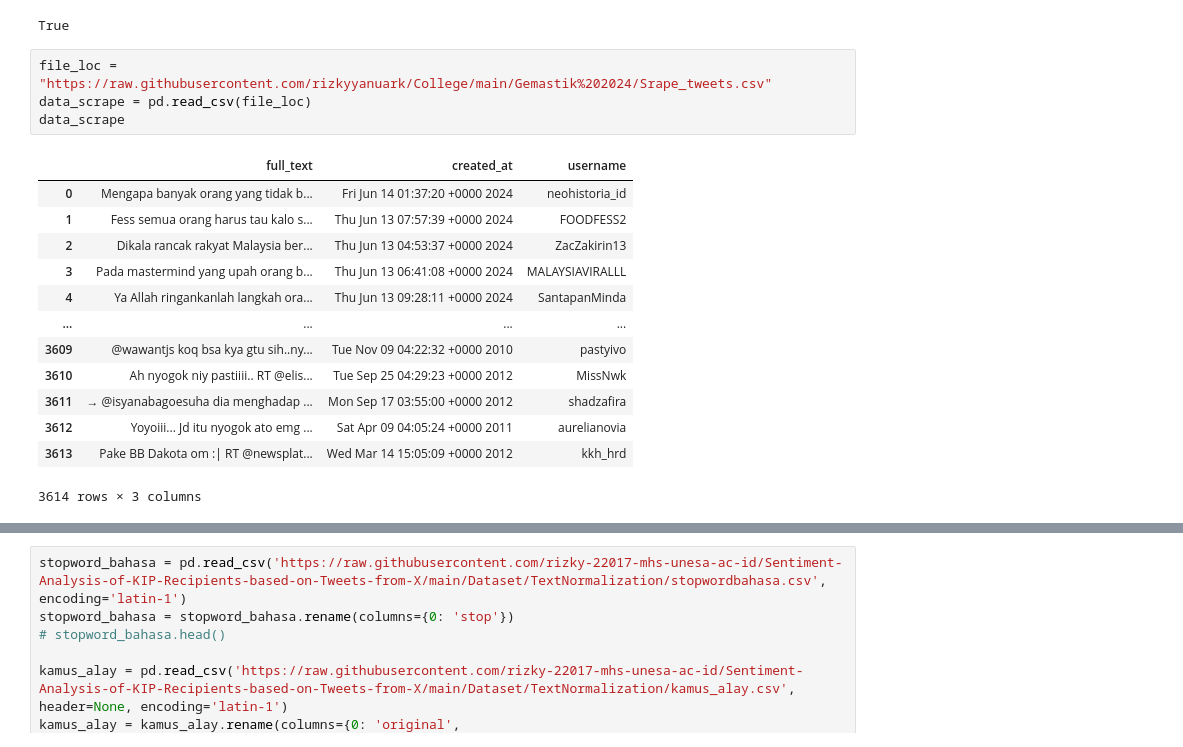
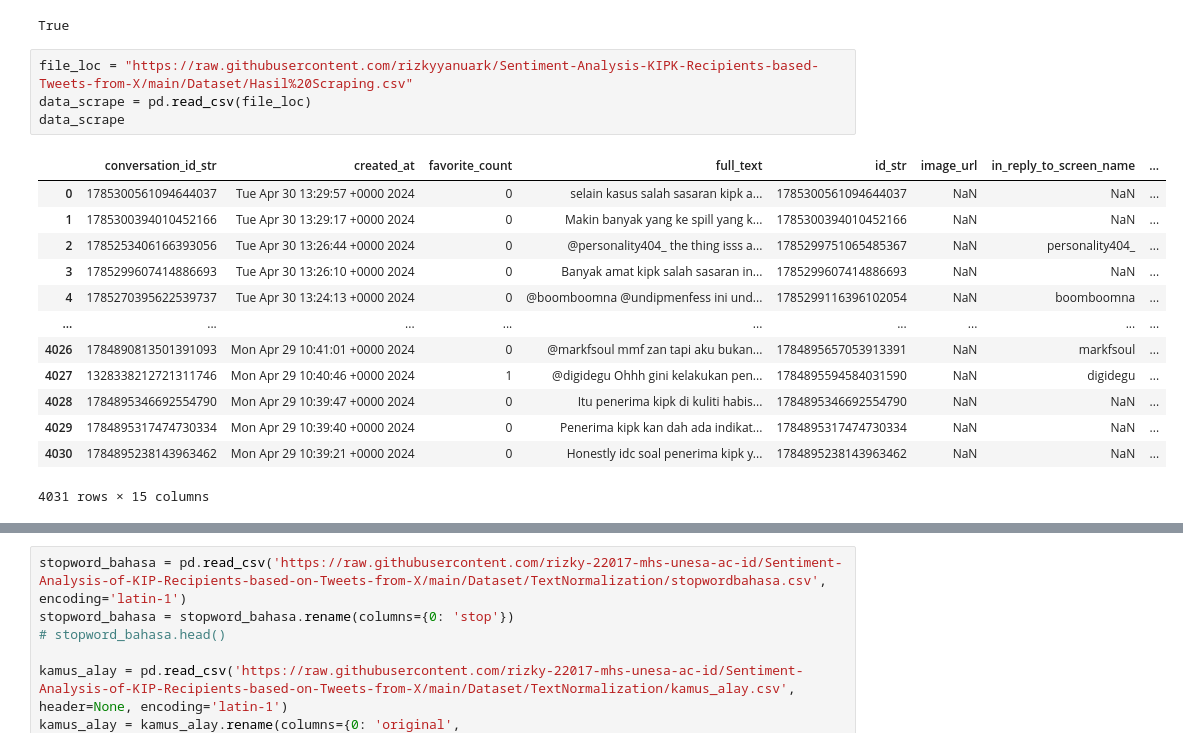
Before and after one commit to rizkyyanuark/Sentiment-Analysis-KIPK-based-Tweets-from-X, a Jupyter notebook: analisis sentimen.ipynb, the cells around one changed output, grey strips where cells are left out. Cells and saved outputs as stored; diff of their text form.

```diff
--- a/analisis sentimen.ipynb
+++ b/analisis sentimen.ipynb
@@ -29,23 +29,23 @@ nltk.download('punkt')
 [nltk_data]   Package punkt is already up-to-date!
 True
 # %%
-file_loc = "https://raw.githubusercontent.com/rizkyyanuark/College/main/Gemastik%202024/Srape_tweets.csv"
+file_loc = "https://raw.githubusercontent.com/rizkyyanuark/Sentiment-Analysis-KIPK-Recipients-based-Tweets-from-X/main/Dataset/Hasil%20Scraping.csv"
 data_scrape = pd.read_csv(file_loc)
 data_scrape
 # %% [output]
-|  | full_text | created_at | username |
-| 0 | Mengapa banyak orang yang tidak b... | Fri Jun 14 01:37:20 +0000 2024 | neohistoria_id |
-| 1 | Fess semua orang harus tau kalo s... | Thu Jun 13 07:57:39 +0000 2024 | FOODFESS2 |
-| 2 | Dikala rancak rakyat Malaysia ber... | Thu Jun 13 04:53:37 +0000 2024 | ZacZakirin13 |
-| 3 | Pada mastermind yang upah orang b... | Thu Jun 13 06:41:08 +0000 2024 | MALAYSIAVIRALLL |
-| 4 | Ya Allah ringankanlah langkah ora... | Thu Jun 13 09:28:11 +0000 2024 | SantapanMinda |
-| ... | ... | ... | ... |
-| 3609 | @wawantjs koq bsa kya gtu sih..ny... | Tue Nov 09 04:22:32 +0000 2010 | pastyivo |
-| 3610 | Ah nyogok niy pastiiii.. RT @elis... | Tue Sep 25 04:29:23 +0000 2012 | MissNwk |
-| 3611 | → @isyanabagoesuha dia menghadap ... | Mon Sep 17 03:55:00 +0000 2012 | shadzafira |
-| 3612 | Yoyoiii... Jd itu nyogok ato emg ... | Sat Apr 09 04:05:24 +0000 2011 | aurelianovia |
-| 3613 | Pake BB Dakota om :| RT @newsplat... | Wed Mar 14 15:05:09 +0000 2012 | kkh_hrd |
+|  | conversation_id_str | created_at | favorite_count | full_text | id_str | image_url | in_reply_to_screen_name | ... |
+| 0 | 1785300561094644037 | Tue Apr 30 13:29:57 +0000 2024 | 0 | selain kasus salah sasaran kipk a... | 1785300561094644037 | NaN | NaN | ... |
+| 1 | 1785300394010452166 | Tue Apr 30 13:29:17 +0000 2024 | 0 | Makin banyak yang ke spill yang k... | 1785300394010452166 | NaN | NaN | ... |
+| 2 | 1785253406166393056 | Tue Apr 30 13:26:44 +0000 2024 | 0 | @personality404_ the thing isss a... | 1785299751065485367 | NaN | personality404_ | ... |
+| 3 | 1785299607414886693 | Tue Apr 30 13:26:10 +0000 2024 | 0 | Banyak amat kipk salah sasaran in... | 1785299607414886693 | NaN | NaN | ... |
+| 4 | 1785270395622539737 | Tue Apr 30 13:24:13 +0000 2024 | 0 | @boomboomna @undipmenfess ini und... | 1785299116396102054 | NaN | boomboomna | ... |
+| ... | ... | ... | ... | ... | ... | ... | ... | ... |
+| 4026 | 1784890813501391093 | Mon Apr 29 10:41:01 +0000 2024 | 0 | @markfsoul mmf zan tapi aku bukan... | 1784895657053913391 | NaN | markfsoul | ... |
+| 4027 | 1328338212721311746 | Mon Apr 29 10:40:46 +0000 2024 | 1 | @digidegu Ohhh gini kelakukan pen... | 1784895594584031590 | NaN | digidegu | ... |
+| 4028 | 1784895346692554790 | Mon Apr 29 10:39:47 +0000 2024 | 0 | Itu penerima kipk di kuliti habis... | 1784895346692554790 | NaN | NaN | ... |
+| 4029 | 1784895317474730334 | Mon Apr 29 10:39:40 +0000 2024 | 0 | Penerima kipk kan dah ada indikat... | 1784895317474730334 | NaN | NaN | ... |
+| 4030 | 1784895238143963462 | Mon Apr 29 10:39:21 +0000 2024 | 0 | Honestly idc soal penerima kipk y... | 1784895238143963462 | NaN | NaN | ... |
-3614 rows × 3 columns
+4031 rows × 15 columns
 # %%
 data_scrape = data_scrape[['created_at', 'full_text','username']].rename(columns={'created_at': 'date', 'full_text': 'tweet'}).drop_duplicates()
 data_scrape
```
Also changed, not shown: parts of 6 cells of this notebook.
